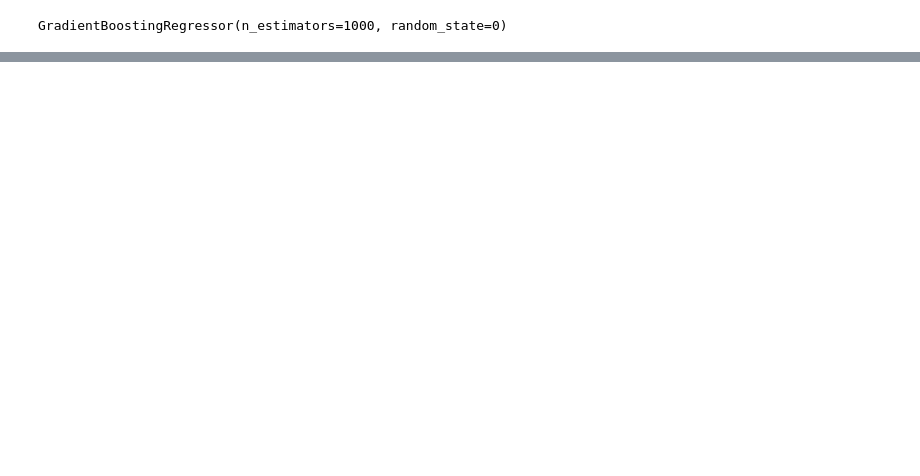
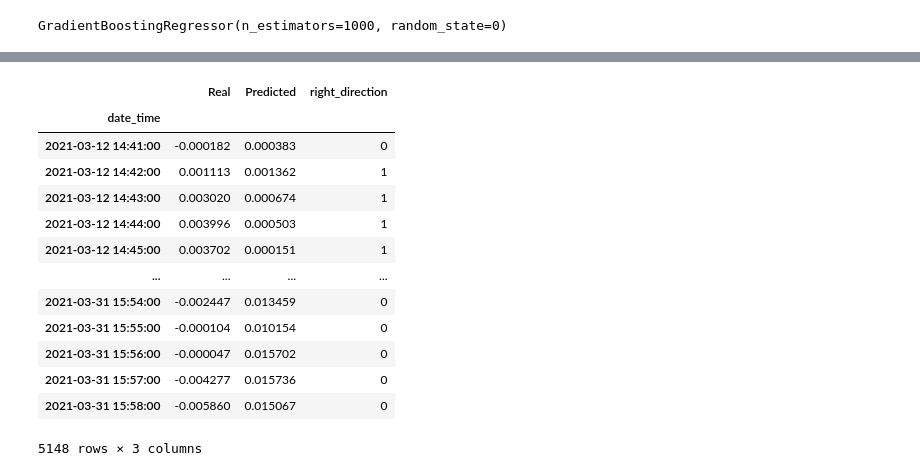
Before and after one commit to vweinblatt123/CF-Project2, a Jupyter notebook: Victor/model_training.ipynb, the cells around one changed output, grey strips where cells are left out. Saved outputs shown, nothing was run; the diff lists cells and outputs as text; code cells hidden in the pictures; blank space fills up the shorter version.

```diff
--- a/Victor/model_training.ipynb
+++ b/Victor/model_training.ipynb
@@ -124,0 +144,19 @@ array([3.19413791e-02, 7.84404471e-01, 9.27984618e-03, 2.97393946e-01,
+# %%
+output["right_direction"] = np.where(np.sign(output['Real'])==np.sign(output['Predicted']),1,0)
+# %%
+output
+# %% [output]
+|  | Real | Predicted | right_direction |
+| date_time |  |  |  |
+| 2021-03-12 14:41:00 | -0.000182 | 0.000383 | 0 |
+| 2021-03-12 14:42:00 | 0.001113 | 0.001362 | 1 |
+| 2021-03-12 14:43:00 | 0.003020 | 0.000674 | 1 |
+| 2021-03-12 14:44:00 | 0.003996 | 0.000503 | 1 |
+| 2021-03-12 14:45:00 | 0.003702 | 0.000151 | 1 |
+| ... | ... | ... | ... |
+| 2021-03-31 15:54:00 | -0.002447 | 0.013459 | 0 |
+| 2021-03-31 15:55:00 | -0.000104 | 0.010154 | 0 |
+| 2021-03-31 15:56:00 | -0.000047 | 0.015702 | 0 |
+| 2021-03-31 15:57:00 | -0.004277 | 0.015736 | 0 |
+| 2021-03-31 15:58:00 | -0.005860 | 0.015067 | 0 |
+5148 rows × 3 columns
```
Also changed, not shown: parts of 15 cells of this notebook, 1 other file.
